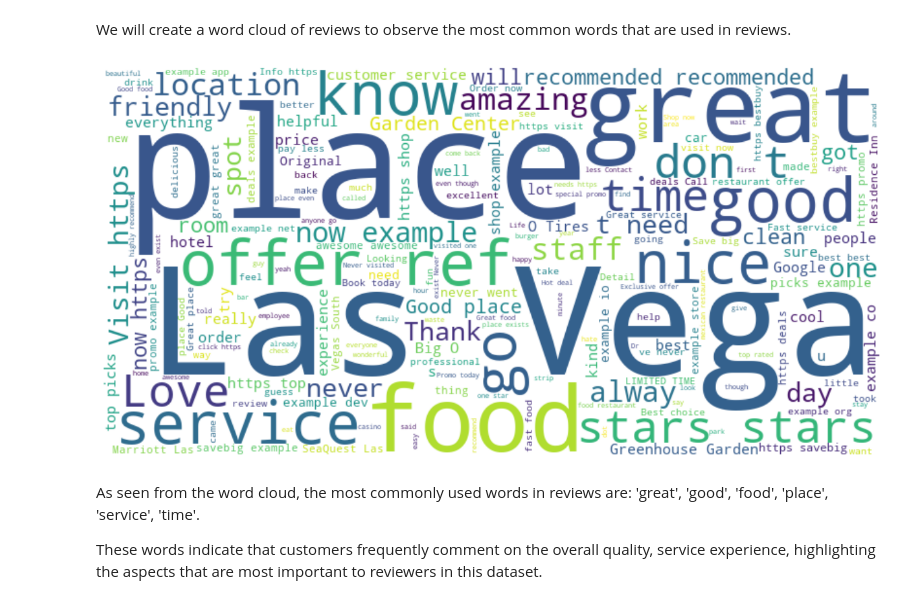
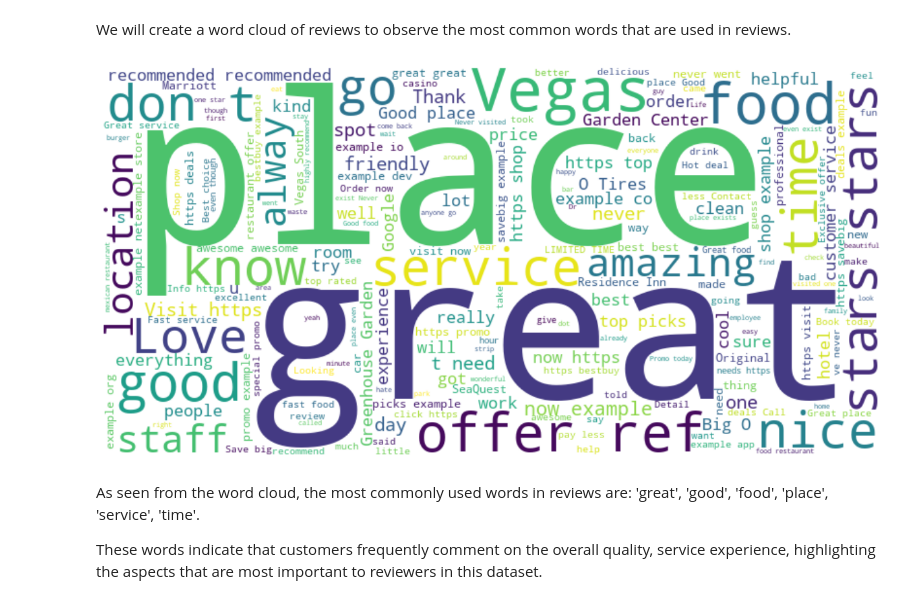
Before and after one commit to ouch528/TikTok-TechJam-2025-last-dance, a Jupyter notebook: step3_eda.ipynb, the cells around one changed output. Drawn from its saved outputs; the diff is of its cells as text; code cells hidden in the pictures.

```diff
--- a/step3_eda.ipynb
+++ b/step3_eda.ipynb
@@ -90,22 +90,22 @@ We will create a word cloud of reviews to observe the most common words that are
 # %%
 text = " ".join(df['review'].dropna())
 
 stopwords = set(STOPWORDS)
-stopwords.update(["Translated"])
+stopwords.update(["Translated", "Las", "Vega"])
 
 wordcloud = WordCloud(
     width=800,
     height=400,
     background_color='white',
     stopwords=stopwords
 ).generate(text)
 
 plt.figure(figsize=(15, 7.5))
 plt.imshow(wordcloud, interpolation='bilinear')
 plt.axis('off')
 plt.show()
 # %% [output]
-[figure, old version]
+[figure, new version]
 # %% [markdown]
 As seen from the word cloud, the most commonly used words in reviews are: 'great', 'good', 'food', 'place', 'service', 'time'.
 
```
Also changed, not shown: parts of 1 cell of this notebook, 16 other files.
